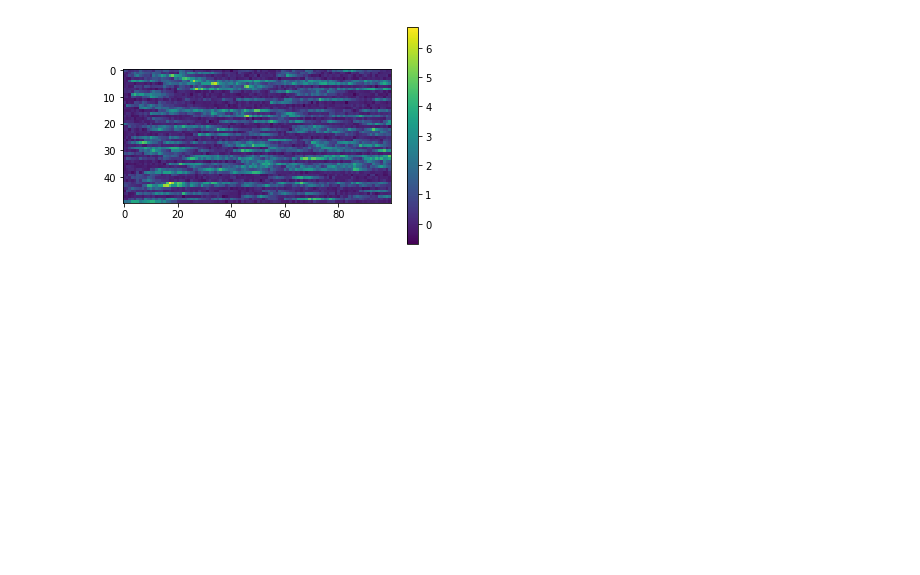
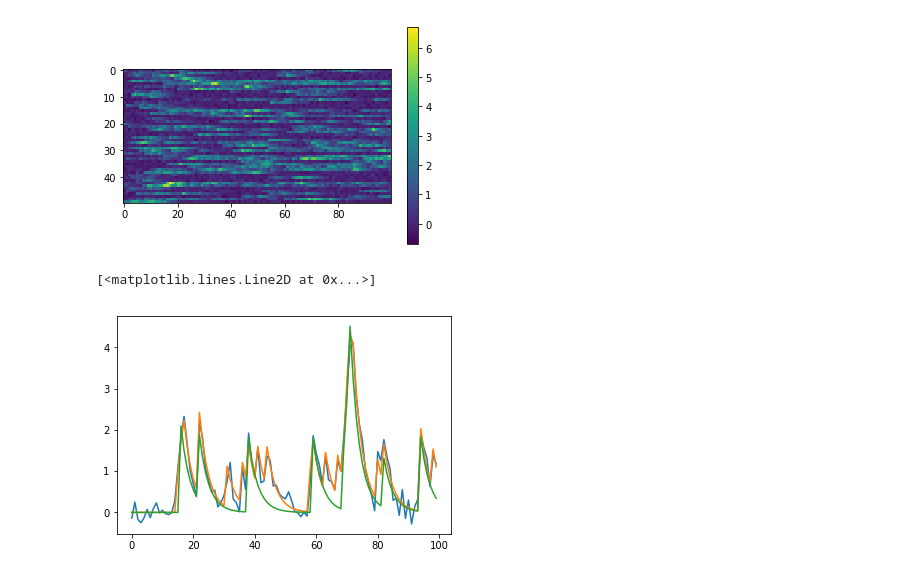
Before and after one commit to lyprince/hierarchical_lfads, a Jupyter notebook: synthetic_data.ipynb, the cells around one changed output. Cells and saved outputs as stored; diff of their text form; code cells hidden in the pictures; blank space fills up the shorter version.

```diff
--- a/synthetic_data.ipynb
+++ b/synthetic_data.ipynb
@@ -204,0 +207,17 @@ plt.colorbar()
+# %%
+data_dict = read_data('./synth_data/lorenz_12345_ou')
+# %%
+F = data_dict['train_fluor']
+C = data_dict['train_calcium']
+S = data_dict['train_spikes']
+oC = data_dict['train_ocalcium']
+oS = data_dict['train_ospikes']
+
+b = data_dict['obs_bias_init']
+# %%
+plt.plot(F[10, :, 10])
+plt.plot(C[10, :, 10])
+plt.plot(oC[10, :, 10] + b[10])
+# %% [output]
+[<matplotlib.lines.Line2D at 0x...>]
+[figure, added]
```
Also changed, not shown: parts of 17 cells of this notebook, 6 other files.
